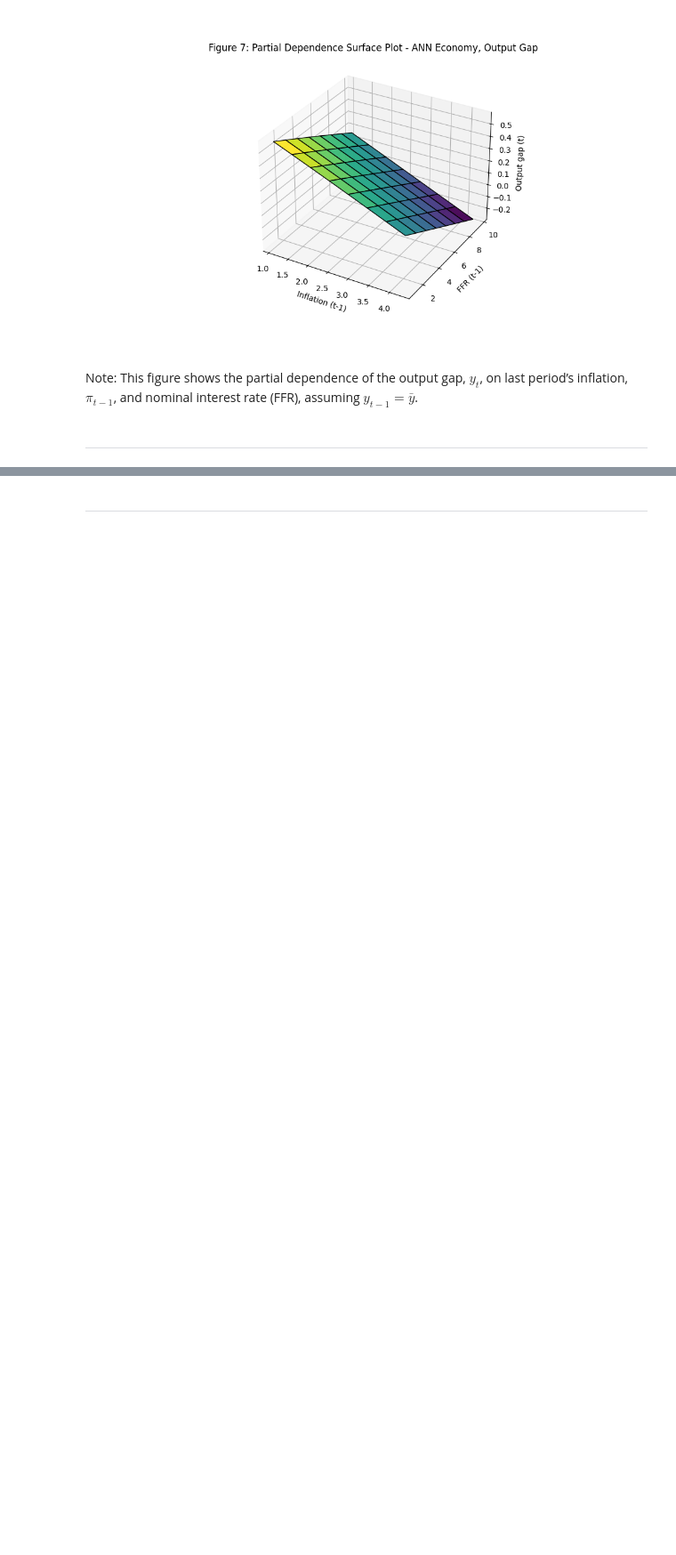
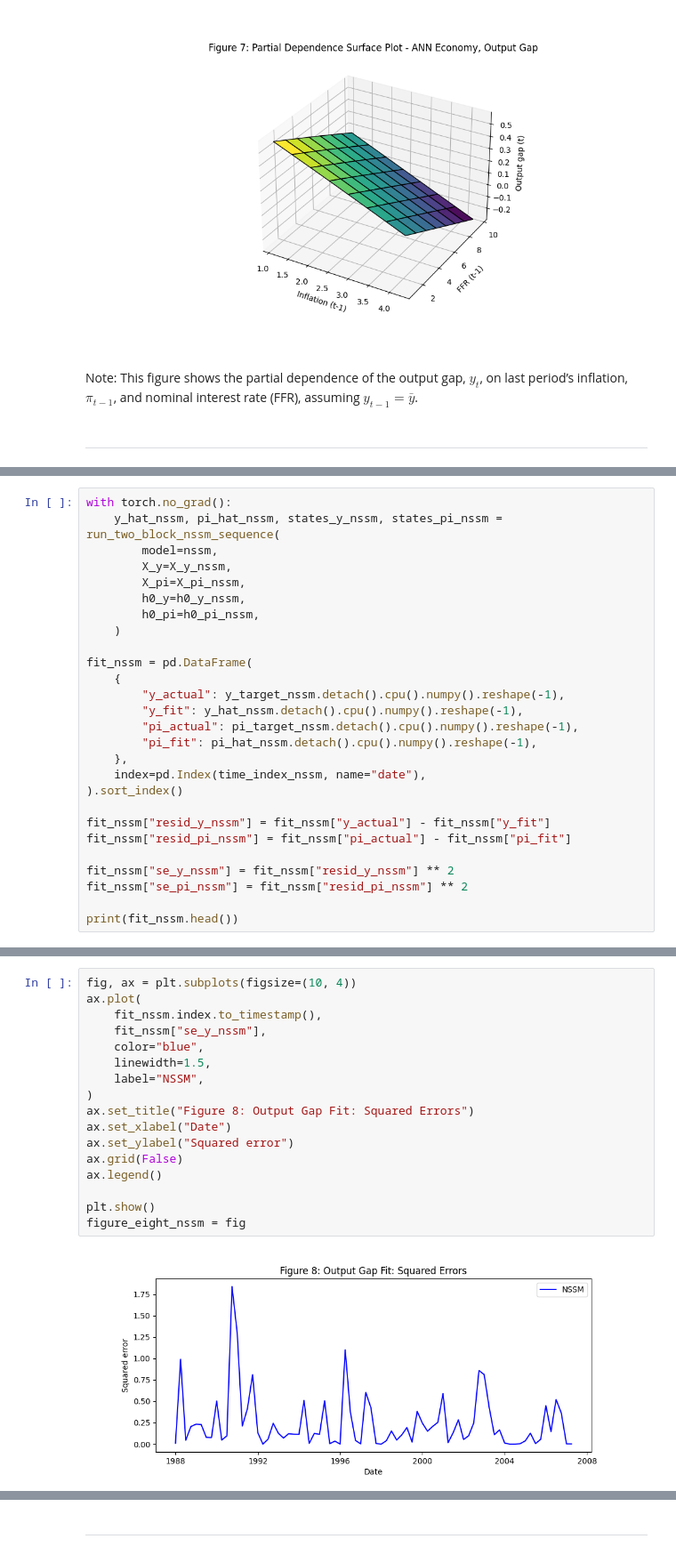
Before and after one commit to erskordi/Autonomous_Fed, a Jupyter notebook: notebooks/non_linear_environnment.ipynb, the cells around one changed output, grey strips where cells are left out. Shown at 89% size. Drawn from its saved outputs; the diff is of its cells as text; blank space fills up the shorter version.

```diff
--- a/notebooks/non_linear_environnment.ipynb
+++ b/notebooks/non_linear_environnment.ipynb
@@ -2092,0 +2353,27 @@ fit_nssm["se_pi_nssm"] = (fit_nssm["pi_actual"] - fit_nssm["pi_fit"])**2
+# %%
+with torch.no_grad():
+    y_hat_nssm, pi_hat_nssm, states_y_nssm, states_pi_nssm = run_two_block_nssm_sequence(
+        model=nssm,
+        X_y=X_y_nssm,
+        X_pi=X_pi_nssm,
+        h0_y=h0_y_nssm,
+        h0_pi=h0_pi_nssm,
+    )
+
+fit_nssm = pd.DataFrame(
+    {
+        "y_actual": y_target_nssm.detach().cpu().numpy().reshape(-1),
+        "y_fit": y_hat_nssm.detach().cpu().numpy().reshape(-1),
+        "pi_actual": pi_target_nssm.detach().cpu().numpy().reshape(-1),
+        "pi_fit": pi_hat_nssm.detach().cpu().numpy().reshape(-1),
+    },
+    index=pd.Index(time_index_nssm, name="date"),
+).sort_index()
+
+fit_nssm["resid_y_nssm"] = fit_nssm["y_actual"] - fit_nssm["y_fit"]
+fit_nssm["resid_pi_nssm"] = fit_nssm["pi_actual"] - fit_nssm["pi_fit"]
+
+fit_nssm["se_y_nssm"] = fit_nssm["resid_y_nssm"] ** 2
+fit_nssm["se_pi_nssm"] = fit_nssm["resid_pi_nssm"] ** 2
+
+print(fit_nssm.head())
@@ -2092,0 +2422,19 @@ fit_nssm["se_pi_nssm"] = (fit_nssm["pi_actual"] - fit_nssm["pi_fit"])**2
+# %%
+fig, ax = plt.subplots(figsize=(10, 4))
+ax.plot(
+    fit_nssm.index.to_timestamp(),
+    fit_nssm["se_y_nssm"],
+    color="blue",
+    linewidth=1.5,
+    label="NSSM",
+)
+ax.set_title("Figure 8: Output Gap Fit: Squared Errors")
+ax.set_xlabel("Date")
+ax.set_ylabel("Squared error")
+ax.grid(False)
+ax.legend()
+
+plt.show()
+figure_eight_nssm = fig
+# %% [output]
+[figure, added]
```
Also changed, not shown: parts of 34 cells of this notebook, 11 other files.
